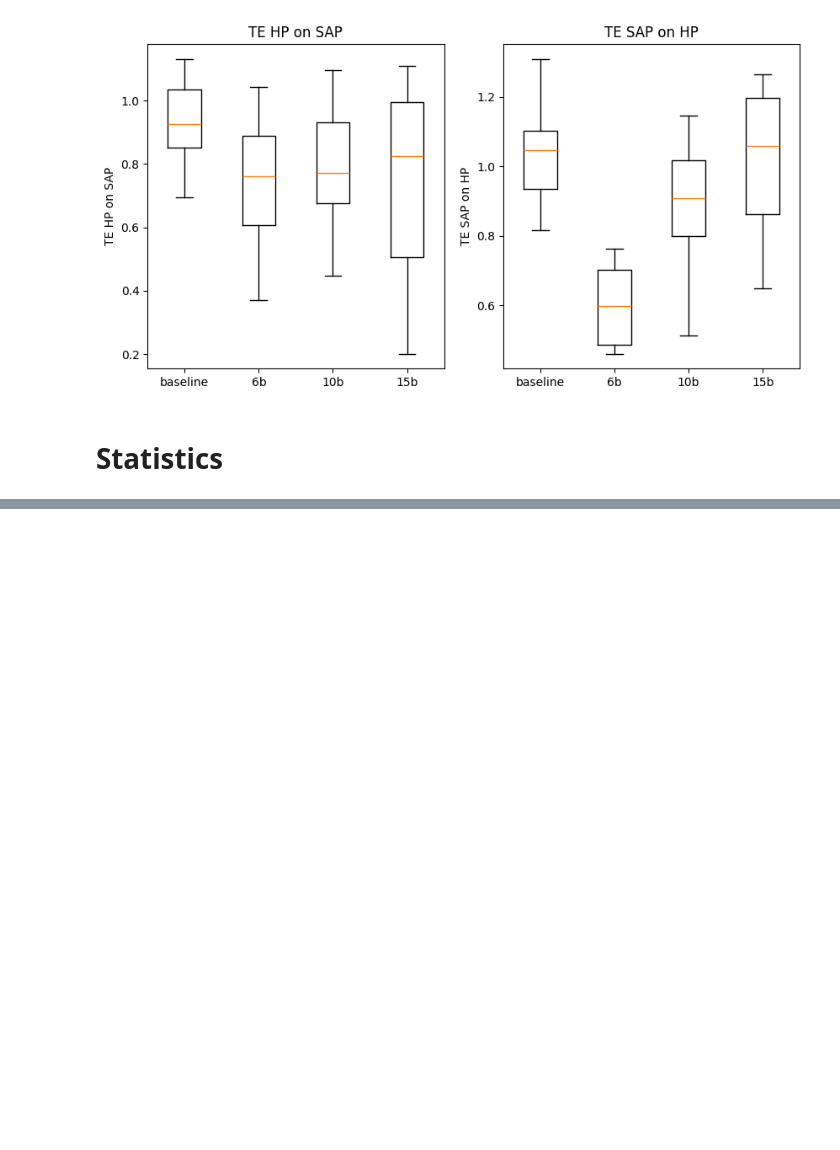
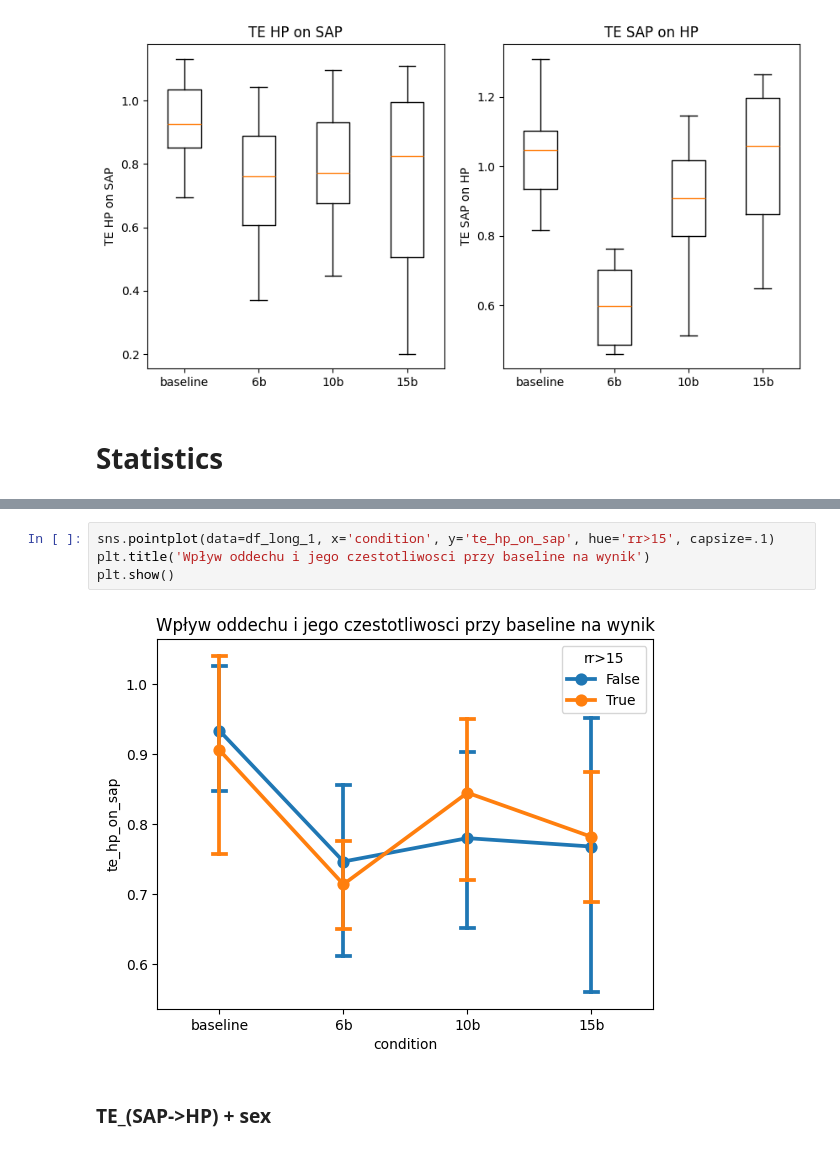
Before and after one commit to IgnacyBerent/EngineeringThesis, a Jupyter notebook: simc.ipynb, the cells around one changed output, grey strips where cells are left out. Saved outputs shown, nothing was run; the diff lists cells and outputs as text; blank space fills up the shorter version.

```diff
--- a/simc.ipynb
+++ b/simc.ipynb
@@ -195,0 +214,8 @@ print(res)
+# %%
+sns.pointplot(data=df_long_1, x='condition', y='te_hp_on_sap', hue='rr>15', capsize=.1)
+plt.title('Wpływ oddechu i jego czestotliwosci przy baseline na wynik')
+plt.show()
+# %% [output]
+[figure, added]
+# %% [markdown]
+### TE_(SAP->HP) + sex
```
Also changed, not shown: parts of 34 cells of this notebook.
